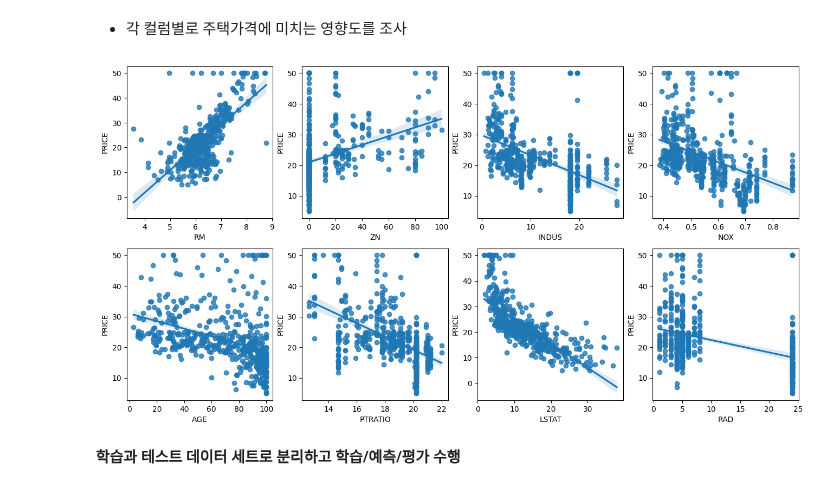
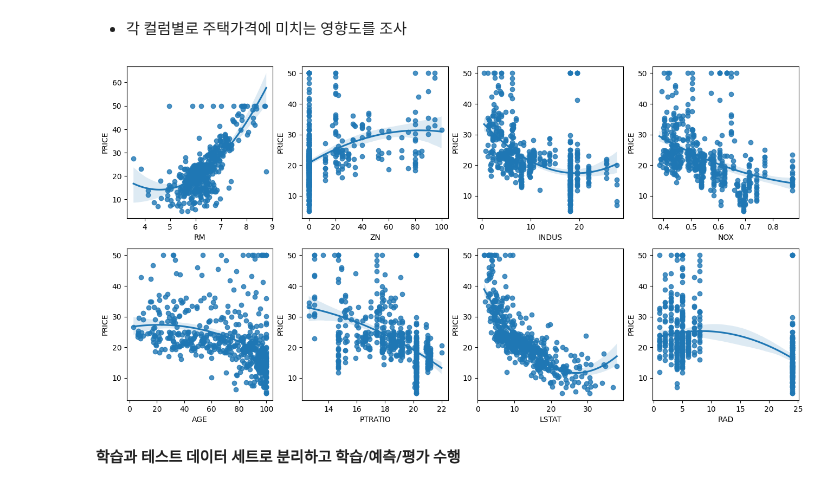
Before and after one commit to heegeunyoon/python101, a Jupyter notebook: 4_1_sklearn_regression.ipynb, the cells around one changed output. Saved outputs shown, nothing was run; the diff lists cells and outputs as text; code cells hidden in the pictures.

```diff
--- a/4_1_sklearn_regression.ipynb
+++ b/4_1_sklearn_regression.ipynb
@@ -69,18 +69,20 @@ Boston 데이타셋 크기 : (506, 14)
 # %%
 # 2개의 행과 4개의 열을 가진 subplots를 이용. axs는 4x2개의 ax를 가짐.
 fig, axs = plt.subplots(figsize=(16,8) , ncols=4 , nrows=2)
 lm_features = ['RM','ZN','INDUS','NOX','AGE','PTRATIO','LSTAT','RAD']
 
 for i , feature in enumerate(lm_features):
-    row = int(i/4)
-    col = i%4
+    row = int(i / 4)
+    col = i % 4
     # 시본의 regplot을 이용해 산점도와 선형 회귀 직선을 함께 표현
-    sns.regplot(x=feature , y='PRICE',data=bostonDF , ax=axs[row][col])
+    # https://seaborn.pydata.org/generated/seaborn.regplot.html
+    sns.regplot(x=feature, y='PRICE', data=bostonDF, ax=axs[row][col], order=2)
+    #sns.regplot(x=feature, y='PRICE', data=bostonDF, ax=axs[row][col], logx=True)
 
 fig1 = plt.gcf()
 fig1.savefig('p322_boston.tif', format='tif', dpi=300, bbox_inches='tight')
 # %% [output]
-[figure, old version]
+[figure, new version]
 # %% [markdown]
 **학습과 테스트 데이터 세트로 분리하고 학습/예측/평가 수행**
 # %%
```
